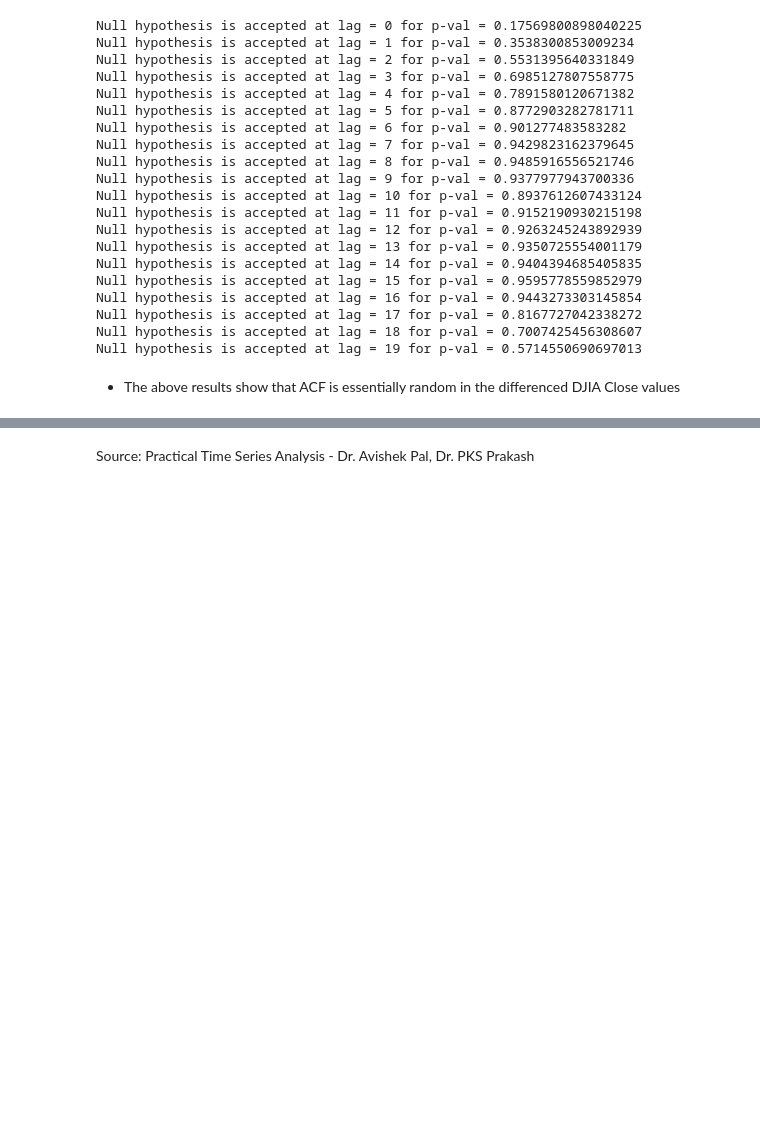
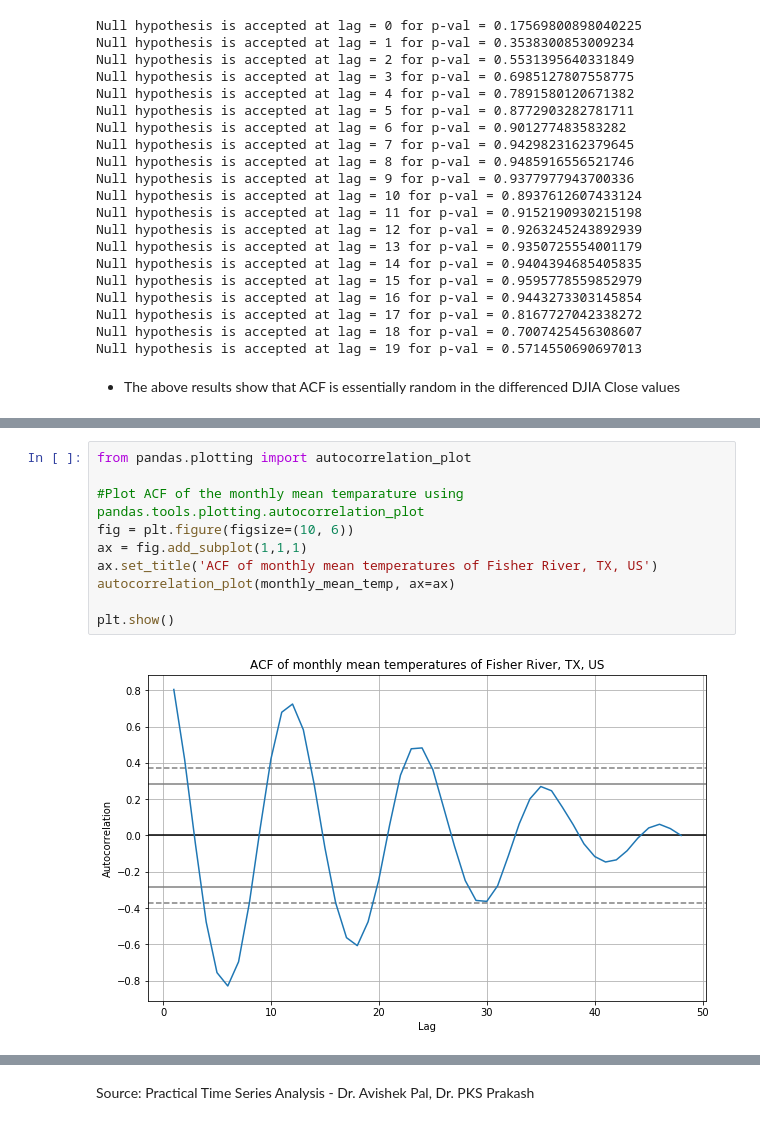
Before and after one commit to kurtsenol/pandas, a Jupyter notebook: Time-Series/PTSA_Chapter_2.ipynb, the cells around one changed output, grey strips where cells are left out. Cells and saved outputs as stored; diff of their text form; blank space fills up the shorter version.

```diff
--- a/Time-Series/PTSA_Chapter_2.ipynb
+++ b/Time-Series/PTSA_Chapter_2.ipynb
@@ -355,0 +417,12 @@ Null hypothesis is accepted at lag = 19 for p-val = 0.5714550690697013
+# %%
+from pandas.plotting import autocorrelation_plot
+
+#Plot ACF of the monthly mean temparature using pandas.tools.plotting.autocorrelation_plot
+fig = plt.figure(figsize=(10, 6))
+ax = fig.add_subplot(1,1,1)
+ax.set_title('ACF of monthly mean temperatures of Fisher River, TX, US')
+autocorrelation_plot(monthly_mean_temp, ax=ax)
+
+plt.show()
+# %% [output]
+[figure, added]
```
Also changed, not shown: parts of 19 cells of this notebook.
